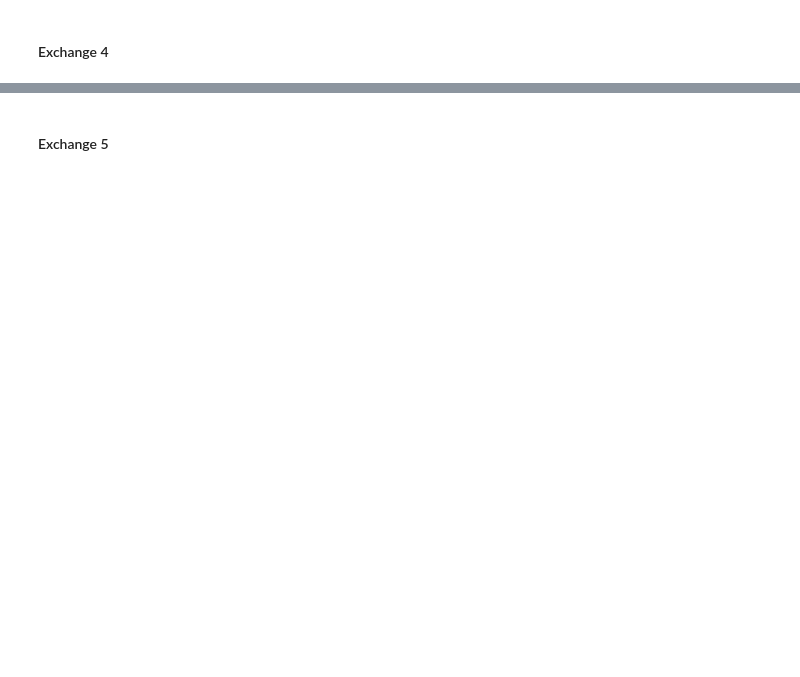
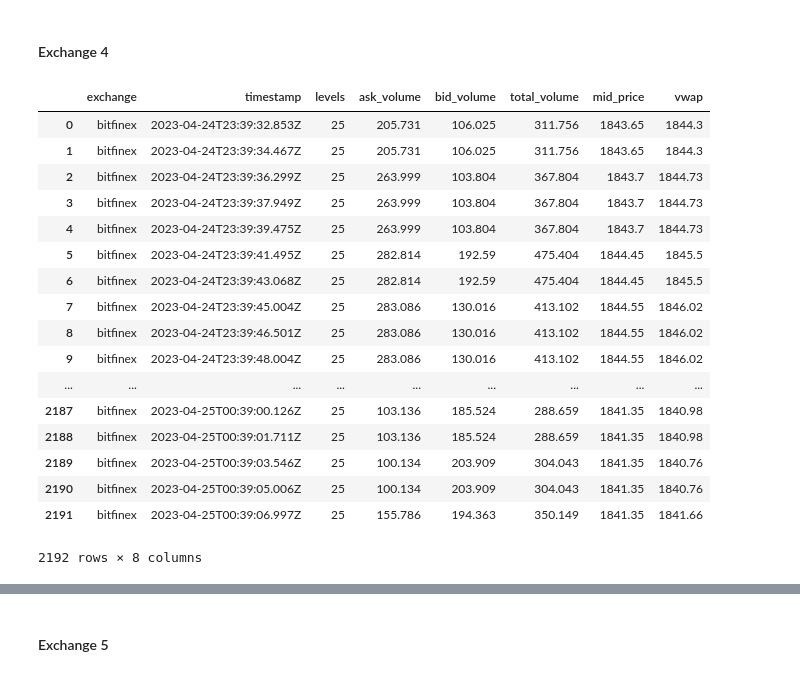
Before and after one commit to Tania-Bell/MyST_Lab4, a Jupyter notebook: notebook.ipynb, the cells around one changed output, grey strips where cells are left out. Saved outputs shown, nothing was run; the diff lists cells and outputs as text; code cells hidden in the pictures; blank space fills up the shorter version.

```diff
--- a/notebook.ipynb
+++ b/notebook.ipynb
@@ -296,6 +360,26 @@ bitfinexbtcusdt=series["bitfinex_BTCUSDT"].head()
 # %% [markdown]
 #### Exchange 4
 # %%
-bitfinexethusdt=series["bitfinex_ETHUSDT"].head()
+bitfinexethusdt=series["bitfinex_ETHUSDT"]
+bitfinexethusdt
+# %% [output]
+|  | exchange | timestamp | levels | ask_volume | bid_volume | total_volume | mid_price | vwap |
+| 0 | bitfinex | 2023-04-24T23:39:32.853Z | 25 | 205.731 | 106.025 | 311.756 | 1843.65 | 1844.3 |
+| 1 | bitfinex | 2023-04-24T23:39:34.467Z | 25 | 205.731 | 106.025 | 311.756 | 1843.65 | 1844.3 |
+| 2 | bitfinex | 2023-04-24T23:39:36.299Z | 25 | 263.999 | 103.804 | 367.804 | 1843.7 | 1844.73 |
+| 3 | bitfinex | 2023-04-24T23:39:37.949Z | 25 | 263.999 | 103.804 | 367.804 | 1843.7 | 1844.73 |
+| 4 | bitfinex | 2023-04-24T23:39:39.475Z | 25 | 263.999 | 103.804 | 367.804 | 1843.7 | 1844.73 |
+| 5 | bitfinex | 2023-04-24T23:39:41.495Z | 25 | 282.814 | 192.59 | 475.404 | 1844.45 | 1845.5 |
+| 6 | bitfinex | 2023-04-24T23:39:43.068Z | 25 | 282.814 | 192.59 | 475.404 | 1844.45 | 1845.5 |
+| 7 | bitfinex | 2023-04-24T23:39:45.004Z | 25 | 283.086 | 130.016 | 413.102 | 1844.55 | 1846.02 |
+| 8 | bitfinex | 2023-04-24T23:39:46.501Z | 25 | 283.086 | 130.016 | 413.102 | 1844.55 | 1846.02 |
+| 9 | bitfinex | 2023-04-24T23:39:48.004Z | 25 | 283.086 | 130.016 | 413.102 | 1844.55 | 1846.02 |
+| ... | ... | ... | ... | ... | ... | ... | ... | ... |
+| 2187 | bitfinex | 2023-04-25T00:39:00.126Z | 25 | 103.136 | 185.524 | 288.659 | 1841.35 | 1840.98 |
+| 2188 | bitfinex | 2023-04-25T00:39:01.711Z | 25 | 103.136 | 185.524 | 288.659 | 1841.35 | 1840.98 |
+| 2189 | bitfinex | 2023-04-25T00:39:03.546Z | 25 | 100.134 | 203.909 | 304.043 | 1841.35 | 1840.76 |
+| 2190 | bitfinex | 2023-04-25T00:39:05.006Z | 25 | 100.134 | 203.909 | 304.043 | 1841.35 | 1840.76 |
+| 2191 | bitfinex | 2023-04-25T00:39:06.997Z | 25 | 155.786 | 194.363 | 350.149 | 1841.35 | 1841.66 |
+2192 rows × 8 columns
 # %%
 # grafica exchange 4
```
Also changed, not shown: parts of 17 cells of this notebook.
